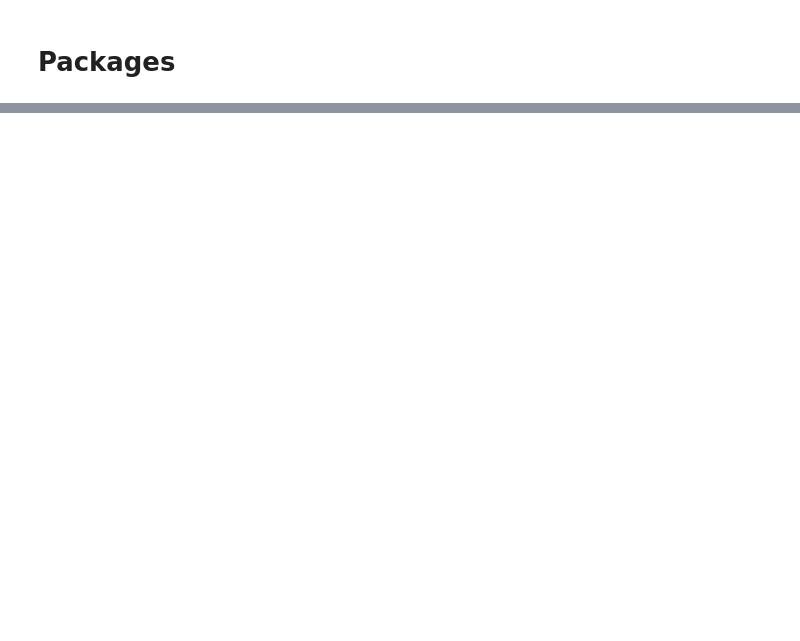
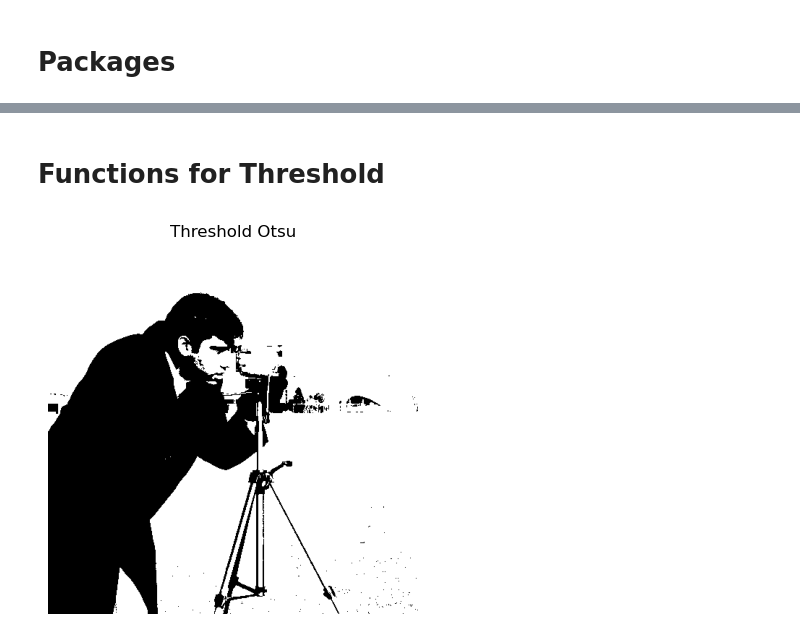
Before and after one commit to Ramseths/scikit-image-preprocessing, a Jupyter notebook: thresholding.ipynb, the cells around one changed output, grey strips where cells are left out. Drawn from its saved outputs; the diff is of its cells as text; code cells hidden in the pictures; blank space fills up the shorter version.

Commit message:
feat: add threshold otsu

```diff
--- a/thresholding.ipynb
+++ b/thresholding.ipynb
@@ -30,0 +31,2 @@ show_image(binary, "Thresholded")
+# %% [markdown]
+# Functions for Threshold
@@ -30,0 +36,6 @@ show_image(binary, "Thresholded")
+# %%
+thresh_otsu = threshold_otsu(my_image)
+binary_with_otsu = my_image > thresh_otsu
+show_image(binary_with_otsu, "Threshold Otsu")
+# %% [output]
+[figure, added]
```
Also changed, not shown: parts of 3 cells of this notebook.
